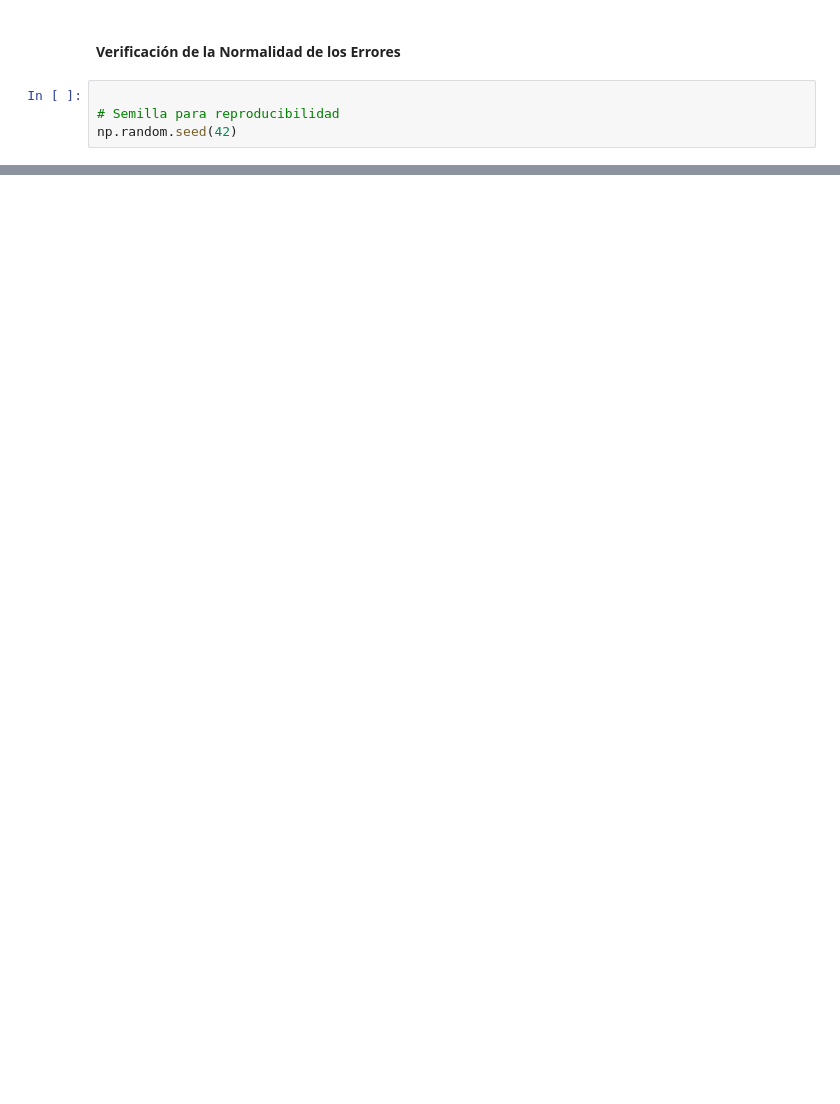
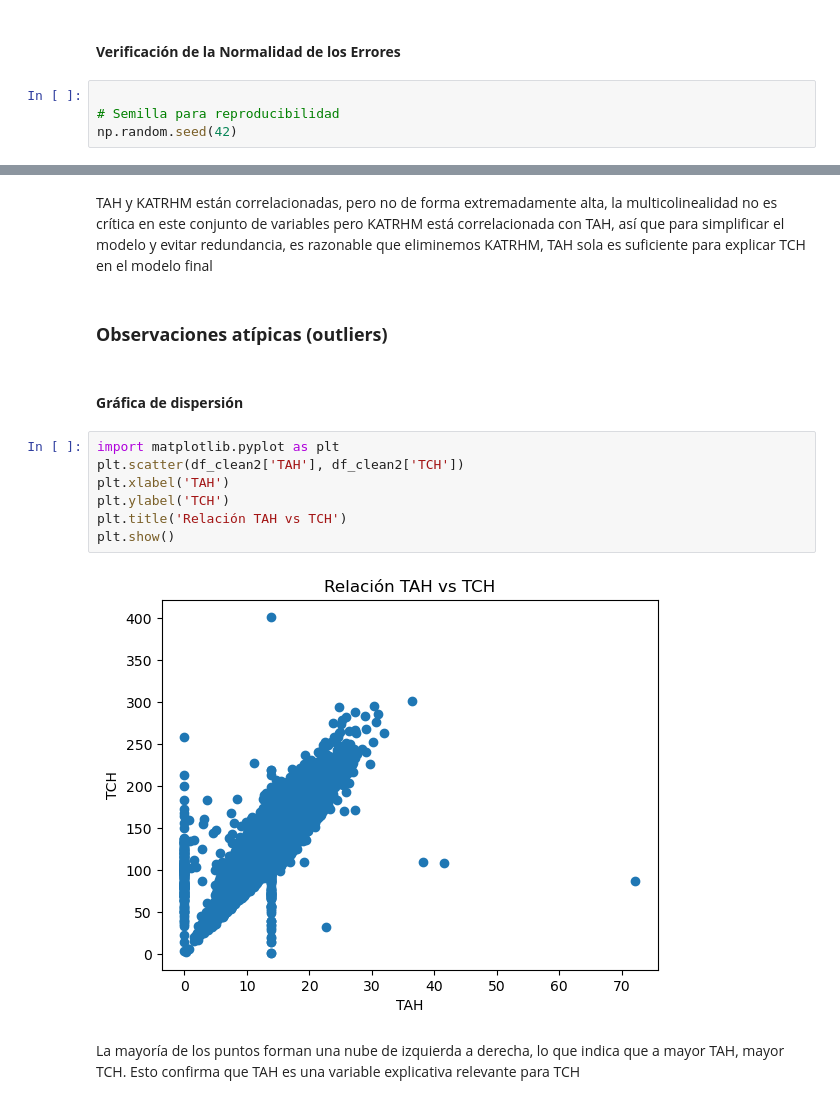
Before and after one commit to mcordoba12/Laboratorio-1, a Jupyter notebook: Lab1.ipynb, the cells around one changed output, grey strips where cells are left out. Saved outputs shown, nothing was run; the diff lists cells and outputs as text; blank space fills up the shorter version.

```diff
--- a/Lab1.ipynb
+++ b/Lab1.ipynb
@@ -786,0 +857,17 @@ plt.show()
+# %% [markdown]
+TAH y KATRHM están correlacionadas, pero no de forma extremadamente alta, la multicolinealidad no es crítica en este conjunto de variables pero KATRHM está correlacionada con TAH, así que para simplificar el modelo y evitar redundancia, es razonable que eliminemos KATRHM, TAH sola es suficiente para explicar TCH en el modelo final
+# %% [markdown]
+### **Observaciones atípicas (outliers)**
+# %% [markdown]
+#### **Gráfica de dispersión**
+# %%
+import matplotlib.pyplot as plt
+plt.scatter(df_clean2['TAH'], df_clean2['TCH'])
+plt.xlabel('TAH')
+plt.ylabel('TCH')
+plt.title('Relación TAH vs TCH')
+plt.show()
+# %% [output]
+[figure, added]
+# %% [markdown]
+La mayoría de los puntos forman una nube de izquierda a derecha, lo que indica que a mayor TAH, mayor TCH. Esto confirma que TAH es una variable explicativa relevante para TCH
```
Also changed, not shown: parts of 24 cells of this notebook.
